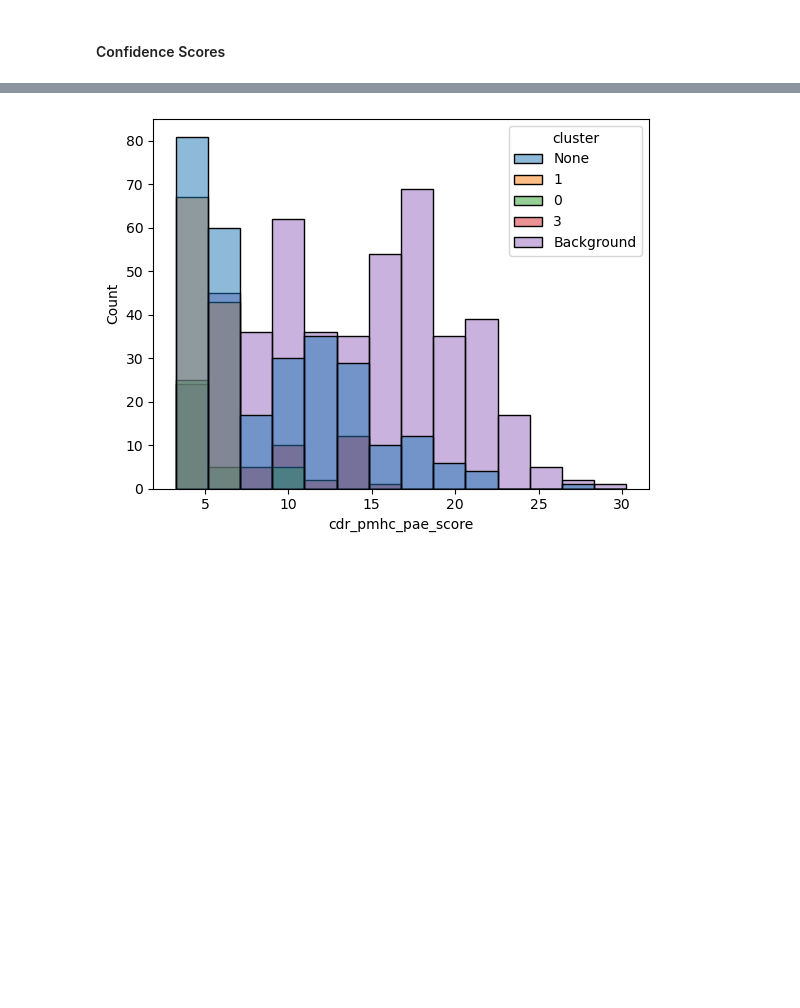
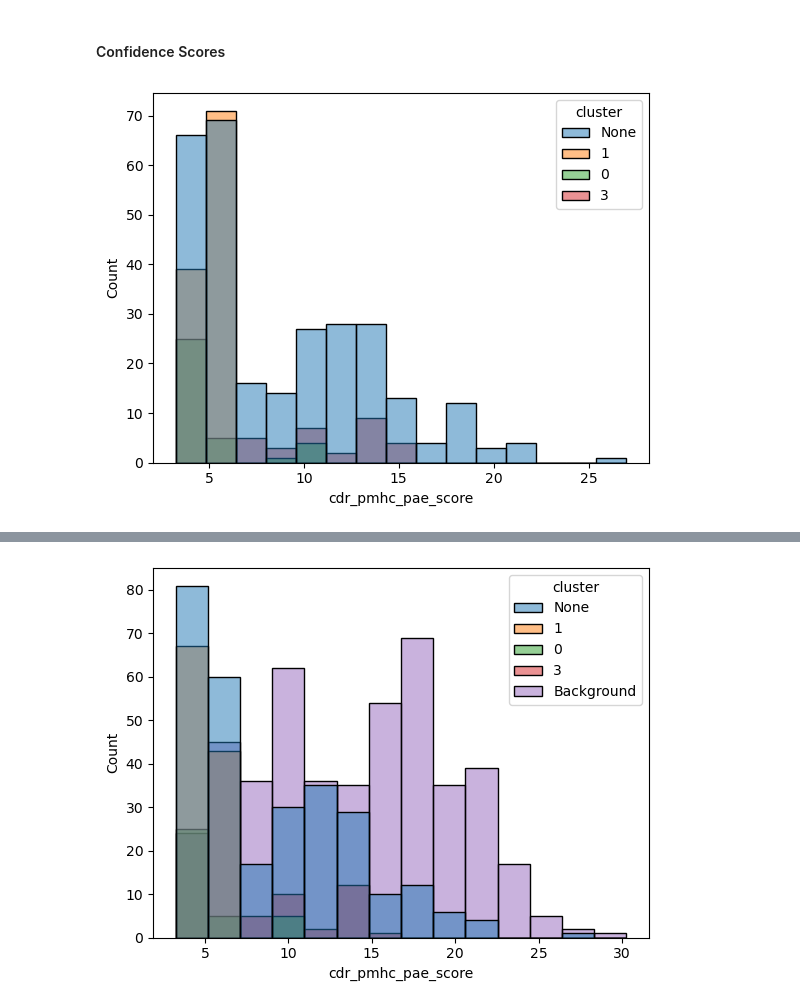
Before and after one commit to benjiemc/tcr-pmhc-predicted-structures, a Jupyter notebook: notebooks/exploring_dash_dataset.ipynb, the cells around one changed output, grey strips where cells are left out. Saved outputs shown, nothing was run; the diff lists cells and outputs as text; code cells hidden in the pictures; blank space fills up the shorter version.

```diff
--- a/notebooks/exploring_dash_dataset.ipynb
+++ b/notebooks/exploring_dash_dataset.ipynb
@@ -769,3 +765,14 @@ confidence_scores = confidence_scores.merge(
 # %%
 confidence_scores = confidence_scores.merge(dash_bmlf, how='left', left_on='name', right_on='id')
 confidence_scores['cluster'] = confidence_scores['cluster'].fillna('Background')
+# %%
+confidence_scores = confidence_scores.merge(
+    sequences_with_negatives[['id', 'label']], how='left', left_on='name', right_on='id'
+)
+confidence_scores_without_negatives = confidence_scores.query("cluster != 'Background'")
+# %%
+sns.histplot(confidence_scores_without_negatives, x='cdr_pmhc_pae_score', hue='cluster')
+
+plt.show()
+# %% [output]
+[figure, added]
```
Also changed, not shown: parts of 32 cells of this notebook.
